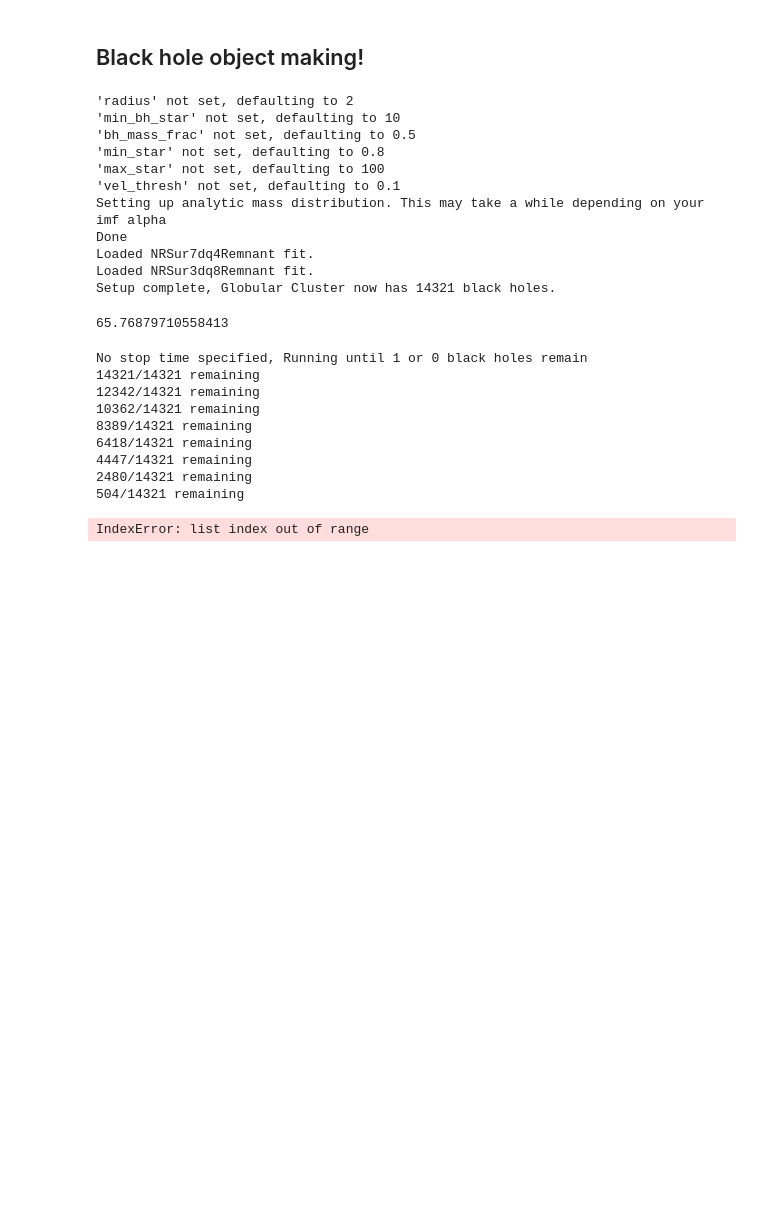
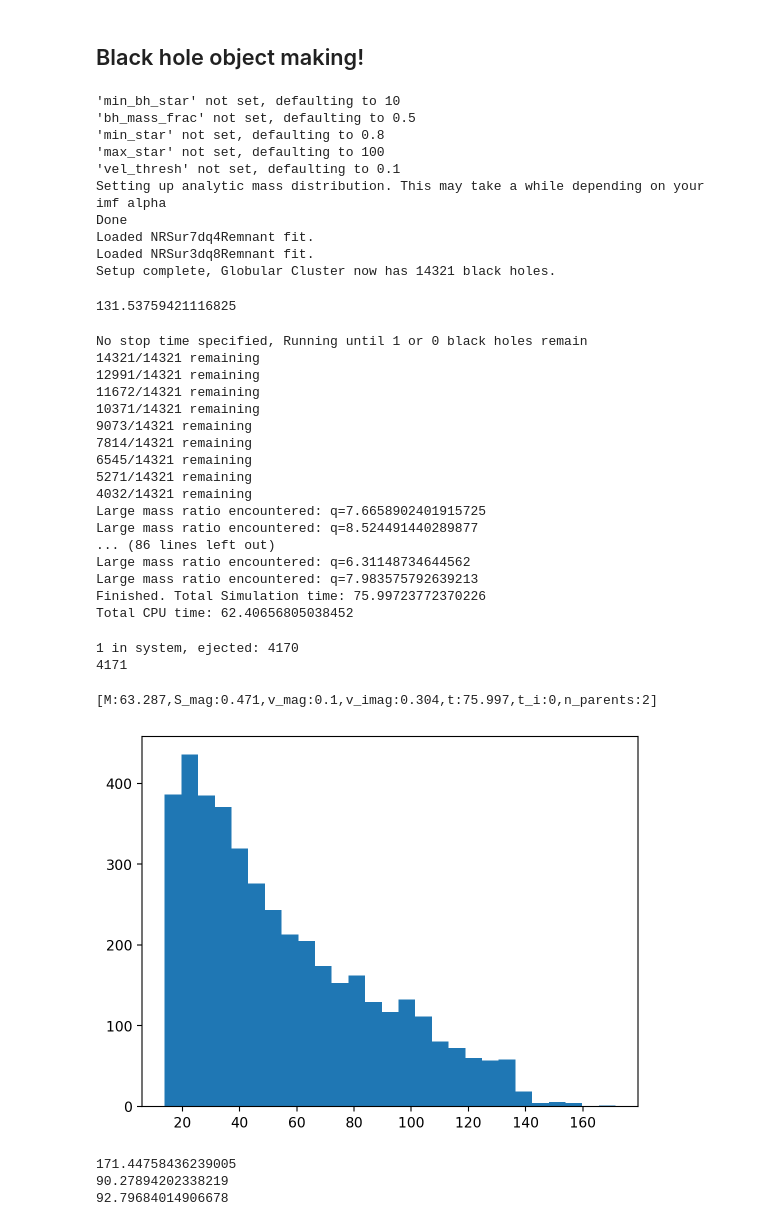
Before and after one commit to GersbachKa/BBH-kick-sim, a Jupyter notebook: [K]TestingSurfinBH.ipynb, the cells around one changed output. Cells and saved outputs as stored; diff of their text form; code cells hidden in the pictures; blank space fills up the shorter version.

Commit message:
New changes and new tests

```diff
--- a/[K]TestingSurfinBH.ipynb
+++ b/[K]TestingSurfinBH.ipynb
@@ -143,10 +143,9 @@ import sys
 sys.path.append('.')
 from BBH_kick_sim import Simulator
 # %%
-params = {'cluster_mass':1e6,'imf_alpha':2.25}
+params = {'cluster_mass':1e6,'imf_alpha':2.25,'radius':0.5,'rand_spin_type':'zero'}
 test = Simulator.Simulator(params,print_missing=True)
 # %% [output]
-'radius' not set, defaulting to 2
 'min_bh_star' not set, defaulting to 10
 'bh_mass_frac' not set, defaulting to 0.5
 'min_star' not set, defaulting to 0.8
@@ -157,20 +156,56 @@ Done
 Loaded NRSur7dq4Remnant fit.
 Loaded NRSur3dq8Remnant fit.
 Setup complete, Globular Cluster now has 14321 black holes.
-# %%
-test.GC.v_esc
-# %% [output]
-65.76879710558413
+# %%
+test.GC.v_esc
+# %% [output]
+131.53759421116825
 # %%
 test.begin_sim()
 # %% [output]
 No stop time specified, Running until 1 or 0 black holes remain
 14321/14321 remaining
-12342/14321 remaining
-10362/14321 remaining
-8389/14321 remaining
-6418/14321 remaining
-4447/14321 remaining
-2480/14321 remaining
-504/14321 remaining
+12991/14321 remaining
+11672/14321 remaining
+10371/14321 remaining
+9073/14321 remaining
+7814/14321 remaining
+6545/14321 remaining
+5271/14321 remaining
+4032/14321 remaining
+Large mass ratio encountered: q=7.6658902401915725
+Large mass ratio encountered: q=8.524491440289877
+... (86 lines left out)
+Large mass ratio encountered: q=6.31148734644562
+Large mass ratio encountered: q=7.983575792639213
+Finished. Total Simulation time: 75.99723772370226
+Total CPU time: 62.40656805038452
-IndexError: list index out of range
+# %%
+print(len(test.GC.BHs),'in system, ejected:',len(test.GC.ejected))
+allBHs = test.GC.BHs + test.GC.ejected
+print(len(allBHs))
+# %% [output]
+1 in system, ejected: 4170
+4171
+# %%
+if len(test.GC.BHs)>0:
+    print(test.GC.BHs[0])
+else:
+    print(test.GC.ejected[-1])
+# %% [output]
+[M:63.287,S_mag:0.471,v_mag:0.1,v_imag:0.304,t:75.997,t_i:0,n_parents:2]
+# %%
+mall = [bh.m for bh in allBHs]
+plt.hist(mall,bins='auto')
+plt.show()
+# %% [output]
+[figure, added]
+# %%
+maxi = np.argmax(mall)
+print(allBHs[maxi].m)
+print(allBHs[maxi].parents[0].m)
+print(allBHs[maxi].parents[1].m)
+# %% [output]
+171.44758436239005
+90.27894202338219
+92.79684014906678
```
Also changed, not shown: parts of 2 cells of this notebook, 3 other files.
